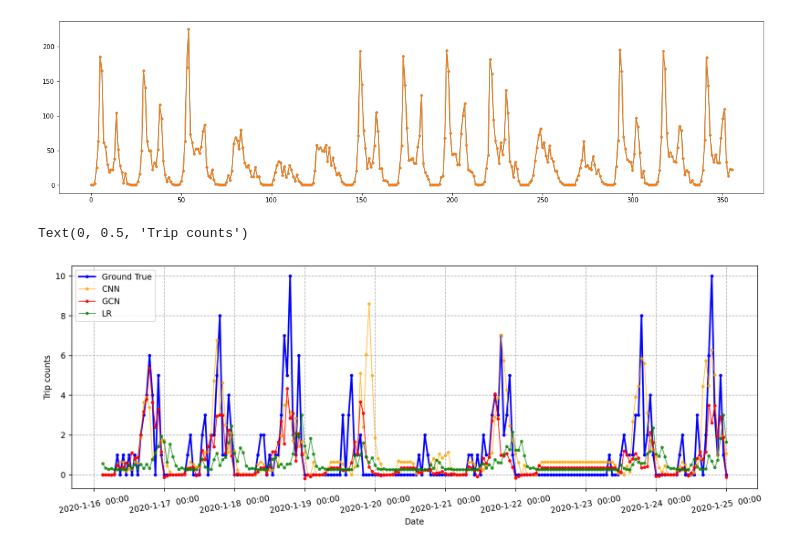
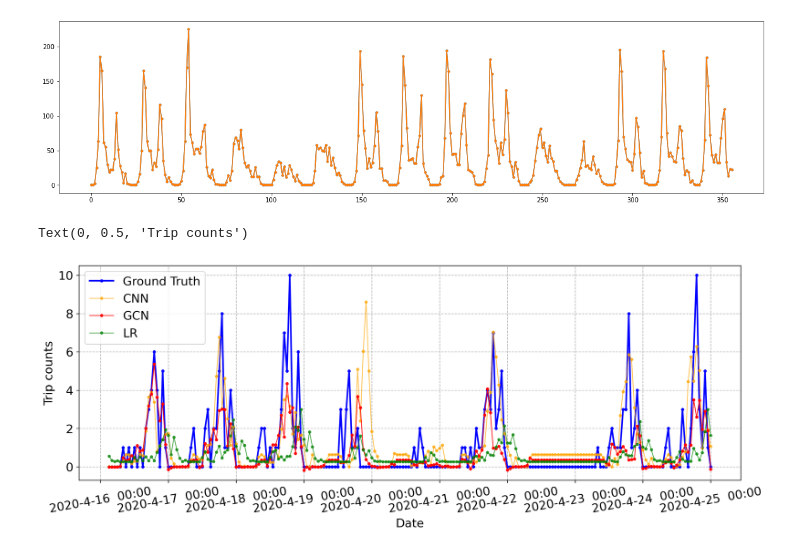
Before and after one commit to khzhang2/BART_Ridership_Prediction, a Jupyter notebook: Visualization.ipynb, the cells around one changed output. Drawn from its saved outputs; the diff is of its cells as text; code cells hidden in the pictures.

```diff
--- a/Visualization.ipynb
+++ b/Visualization.ipynb
@@ -100,7 +100,7 @@ x_coor = []
 x_coor_ticks = []
 for i in range(16):
     x_coor.append(360+i*24-360-h)
-    x_coor_ticks.append('%i-1-%i  00:00'%(year, 16+i))
+    x_coor_ticks.append('%i-4-%i  00:00'%(year, 16+i))
 plt.xticks(x_coor, x_coor_ticks, rotation=15)
 plt.xlabel('Date')
 plt.ylabel('Trip counts')
@@ -127,12 +127,12 @@ plt.plot(data[h, org, dest, :], '.-')
 [<matplotlib.lines.Line2D at 0x...>]
 [figure]
 # %%
-
+fs=15
 year = 2019
 
 
 model_lst = ['labels', 'conv', 'convgraph2', 'lr']
-legend_lst = ['Ground True', 'CNN', 'GCN', 'LR']
+legend_lst = ['Ground Truth', 'CNN', 'GCN', 'LR']
 color_lst = ['blue', 'orange', 'red', 'green']
 lw_lst = np.array([1., .5, .5, .5])*2
 alpha_lst = [1, .7, .9, .7]
@@ -148,7 +148,7 @@ for i in range(4):
     data = data.T.reshape(4, 48, 48, -1)
     plt.plot(data[h, org, dest, :], '.-', lw=lw_lst[i], alpha = alpha_lst[i], color=color, label=legend_lst[i])
 
-plt.legend()
+plt.legend(fontsize=fs, loc=2)
 plt.grid(ls='--')
 
 x_coor = []
@@ -156,8 +156,9 @@ x_coor_ticks = []
 for i in range(10):
     x_coor.append(360+i*24-360-h)  # 360 is 15th day of Jan, data starts from 362
     x_coor_ticks.append('%i-1-%i  00:00'%(year, 16+i))
-plt.xticks(x_coor, x_coor_ticks, rotation=10)
-plt.xlabel('Date')
-plt.ylabel('Trip counts')
+plt.xticks(x_coor, x_coor_ticks, rotation=10, fontsize=fs)
+plt.yticks(fontsize=fs)
+plt.xlabel('Date', fontsize=fs)
+plt.ylabel('Trip counts', fontsize=fs)
 # %% [output]
 Text(0, 0.5, 'Trip counts')
@@ -173,39 +174,40 @@ plt.plot(data[h, org, dest, :], '.-')
 [<matplotlib.lines.Line2D at 0x...>]
 [figure]
 # %%
-
+fs = 15
 year = 2020
 
 
 model_lst = ['labels', 'conv', 'convgraph2', 'lr']
-legend_lst = ['Ground True', 'CNN', 'GCN', 'LR']
+legend_lst = ['Ground Truth', 'CNN', 'GCN', 'LR']
 color_lst = ['blue', 'orange', 'red', 'green']
 lw_lst = np.array([1., .5, .5, .5])*2
 alpha_lst = [1, .7, .9, .7]
 
 plt.figure(figsize=[15,5], dpi=225)
 
 org = 17
 dest = 20
 for i in range(4):
     model = model_lst[i]
     color = color_lst[i]
     path = './res/%.1f/%s_%i.npy'%(prop, model, year)
     data = np.load(path)
     data = data.T.reshape(4, 48, 48, -1)
     plt.plot(data[h, org, dest, :], '.-', lw=lw_lst[i], alpha = alpha_lst[i], color=color, label=legend_lst[i])
 
-plt.legend()
+plt.legend(fontsize=fs)
 plt.grid(ls='--')
 
 x_coor = []
 x_coor_ticks = []
 for i in range(10):
     x_coor.append(360+i*24-360-h)
-    x_coor_ticks.append('%i-1-%i  00:00'%(year, 16+i))
-plt.xticks(x_coor, x_coor_ticks, rotation=10)
-plt.xlabel('Date')
-plt.ylabel('Trip counts')
+    x_coor_ticks.append('%i-4-%i  00:00'%(year, 16+i))
+plt.xticks(x_coor, x_coor_ticks, rotation=10, fontsize=fs)
+plt.yticks(fontsize=fs)
+plt.xlabel('Date', fontsize=fs)
+plt.ylabel('Trip counts', fontsize=fs)
 # %% [output]
 Text(0, 0.5, 'Trip counts')
-[figure, old version]
+[figure, new version]
```
Also changed, not shown: parts of 1 cell of this notebook.
